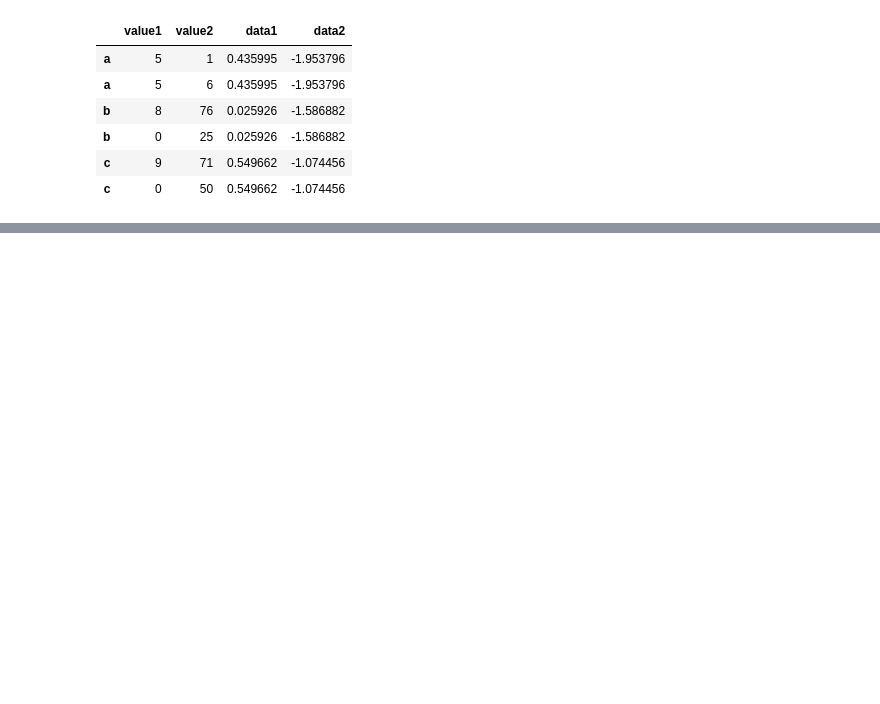
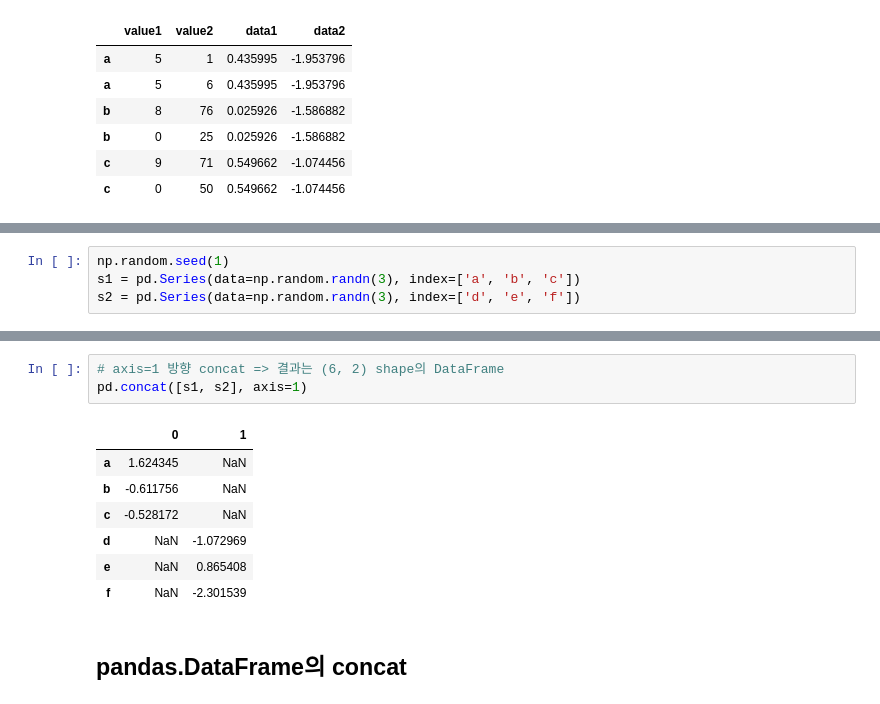
Before and after one commit to JakeOh/202105_itw_bd26, a Jupyter notebook: lab_da/da11_merge.ipynb, the cells around one changed output, grey strips where cells are left out. Cells and saved outputs as stored; diff of their text form; blank space fills up the shorter version.

```diff
--- a/lab_da/da11_merge.ipynb
+++ b/lab_da/da11_merge.ipynb
@@ -152,0 +242,4 @@ pd.merge(df1, df2, how='inner', left_index=True, right_index=True)
+# %%
+np.random.seed(1)
+s1 = pd.Series(data=np.random.randn(3), index=['a', 'b', 'c'])
+s2 = pd.Series(data=np.random.randn(3), index=['d', 'e', 'f'])
@@ -152,0 +271,13 @@ pd.merge(df1, df2, how='inner', left_index=True, right_index=True)
+# %%
+# axis=1 방향 concat => 결과는 (6, 2) shape의 DataFrame
+pd.concat([s1, s2], axis=1)
+# %% [output]
+|  | 0 | 1 |
+| a | 1.624345 | NaN |
+| b | -0.611756 | NaN |
+| c | -0.528172 | NaN |
+| d | NaN | -1.072969 |
+| e | NaN | 0.865408 |
+| f | NaN | -2.301539 |
+# %% [markdown]
+## pandas.DataFrame의 concat
```
Also changed, not shown: parts of 17 cells of this notebook.
